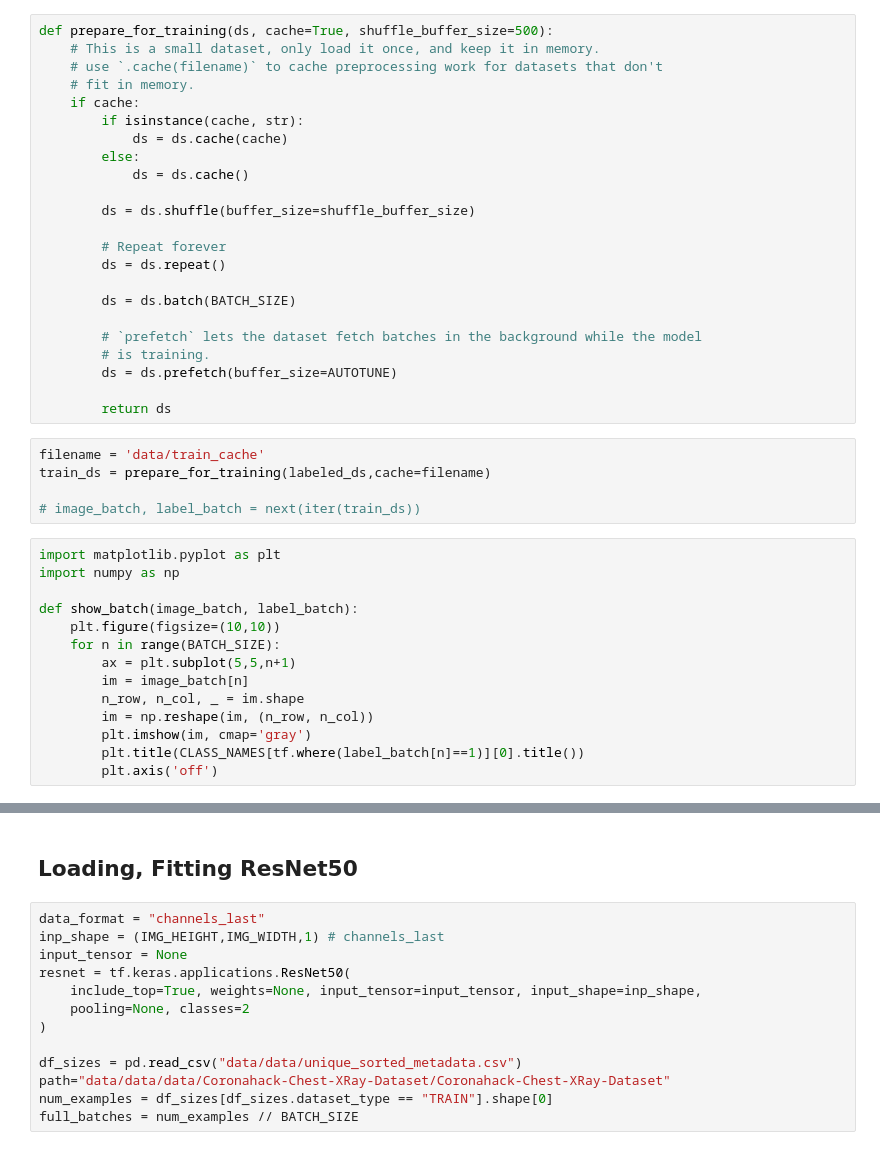
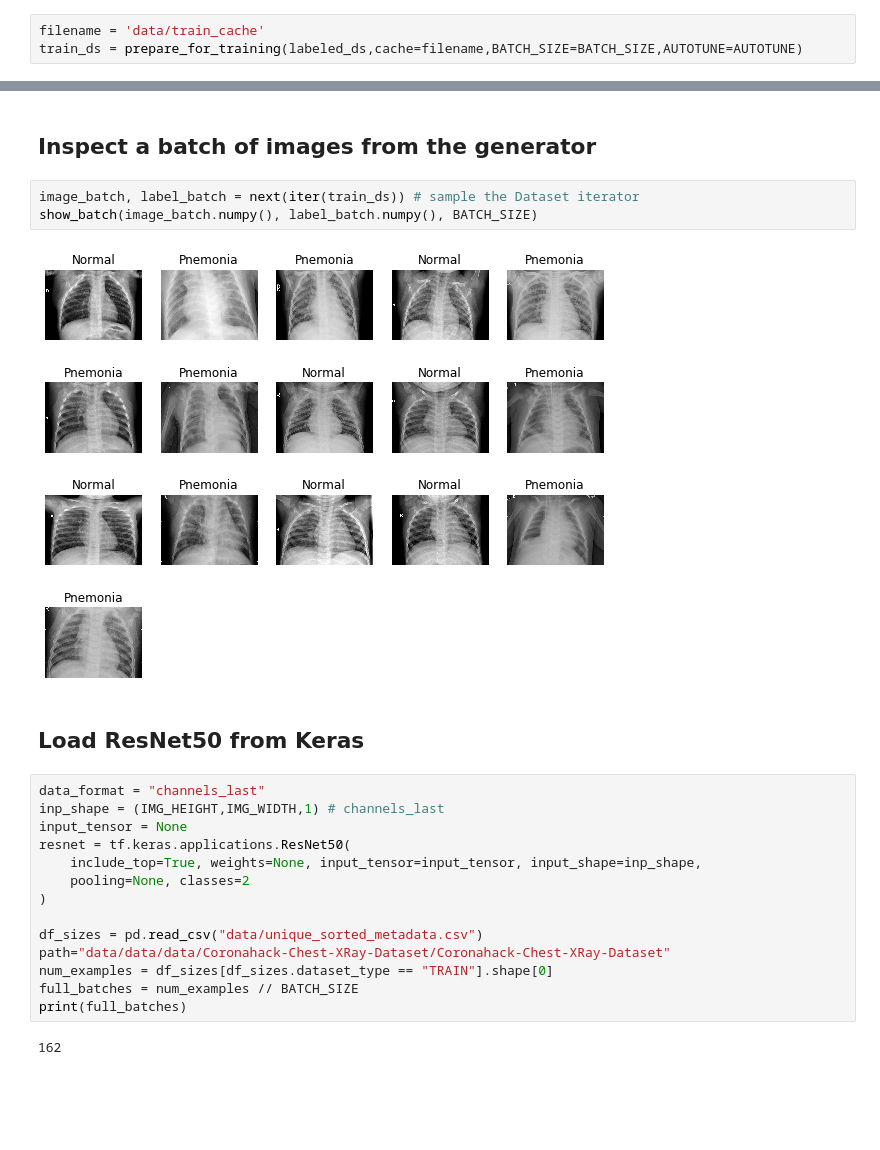
Before and after one commit to mdelrosa/sta208-covid19-xray, a Jupyter notebook: train-resnet.ipynb, the cells around one changed output, grey strips where cells are left out. Saved outputs shown, nothing was run; the diff lists cells and outputs as text; blank space fills up the shorter version.

Commit message:
train-resnet with imported dataset utils

```diff
--- a/train-resnet.ipynb
+++ b/train-resnet.ipynb
@@ -72,42 +49,3 @@ labeled_ds = list_ds.map(process_path, num_parallel_calls=AUTOTUNE)
-# %%
-def prepare_for_training(ds, cache=True, shuffle_buffer_size=500):
-    # This is a small dataset, only load it once, and keep it in memory.
-    # use `.cache(filename)` to cache preprocessing work for datasets that don't
-    # fit in memory.
-    if cache:
-        if isinstance(cache, str):
-            ds = ds.cache(cache)
-        else:
-            ds = ds.cache()
-
-        ds = ds.shuffle(buffer_size=shuffle_buffer_size)
-
-        # Repeat forever
-        ds = ds.repeat()
-
-        ds = ds.batch(BATCH_SIZE)
-
-        # `prefetch` lets the dataset fetch batches in the background while the model
-        # is training.
-        ds = ds.prefetch(buffer_size=AUTOTUNE)
-
-        return ds
 # %%
 filename = 'data/train_cache'
-train_ds = prepare_for_training(labeled_ds,cache=filename)
-
-# image_batch, label_batch = next(iter(train_ds))
+train_ds = prepare_for_training(labeled_ds,cache=filename,BATCH_SIZE=BATCH_SIZE,AUTOTUNE=AUTOTUNE)
-# %%
-import matplotlib.pyplot as plt
-import numpy as np
-
-def show_batch(image_batch, label_batch):
-    plt.figure(figsize=(10,10))
-    for n in range(BATCH_SIZE):
-        ax = plt.subplot(5,5,n+1)
-        im = image_batch[n]
-        n_row, n_col, _ = im.shape
-        im = np.reshape(im, (n_row, n_col))
-        plt.imshow(im, cmap='gray')
-        plt.title(CLASS_NAMES[tf.where(label_batch[n]==1)][0].title())
-        plt.axis('off')
@@ -118,5 +52,12 @@ show_batch(image_batch.numpy(), label_batch.numpy())
-# %% [markdown]
-## Loading, Fitting ResNet50
+# %% [markdown]
+## Inspect a batch of images from the generator
+# %%
+image_batch, label_batch = next(iter(train_ds)) # sample the Dataset iterator
+show_batch(image_batch.numpy(), label_batch.numpy(), BATCH_SIZE)
+# %% [output]
+[figure, added]
+# %% [markdown]
+## Load ResNet50 from Keras
 # %%
 data_format = "channels_last"
 inp_shape = (IMG_HEIGHT,IMG_WIDTH,1) # channels_last
@@ -126,10 +67,13 @@ resnet = tf.keras.applications.ResNet50(
     pooling=None, classes=2
 )
 
-df_sizes = pd.read_csv("data/data/unique_sorted_metadata.csv")
+df_sizes = pd.read_csv("data/unique_sorted_metadata.csv")
 path="data/data/data/Coronahack-Chest-XRay-Dataset/Coronahack-Chest-XRay-Dataset"
 num_examples = df_sizes[df_sizes.dataset_type == "TRAIN"].shape[0]
 full_batches = num_examples // BATCH_SIZE
+print(full_batches)
+# %% [output]
+162
 # %%
 from tensorflow.keras.callbacks import ModelCheckpoint
 
```
Also changed, not shown: parts of 12 cells of this notebook.
